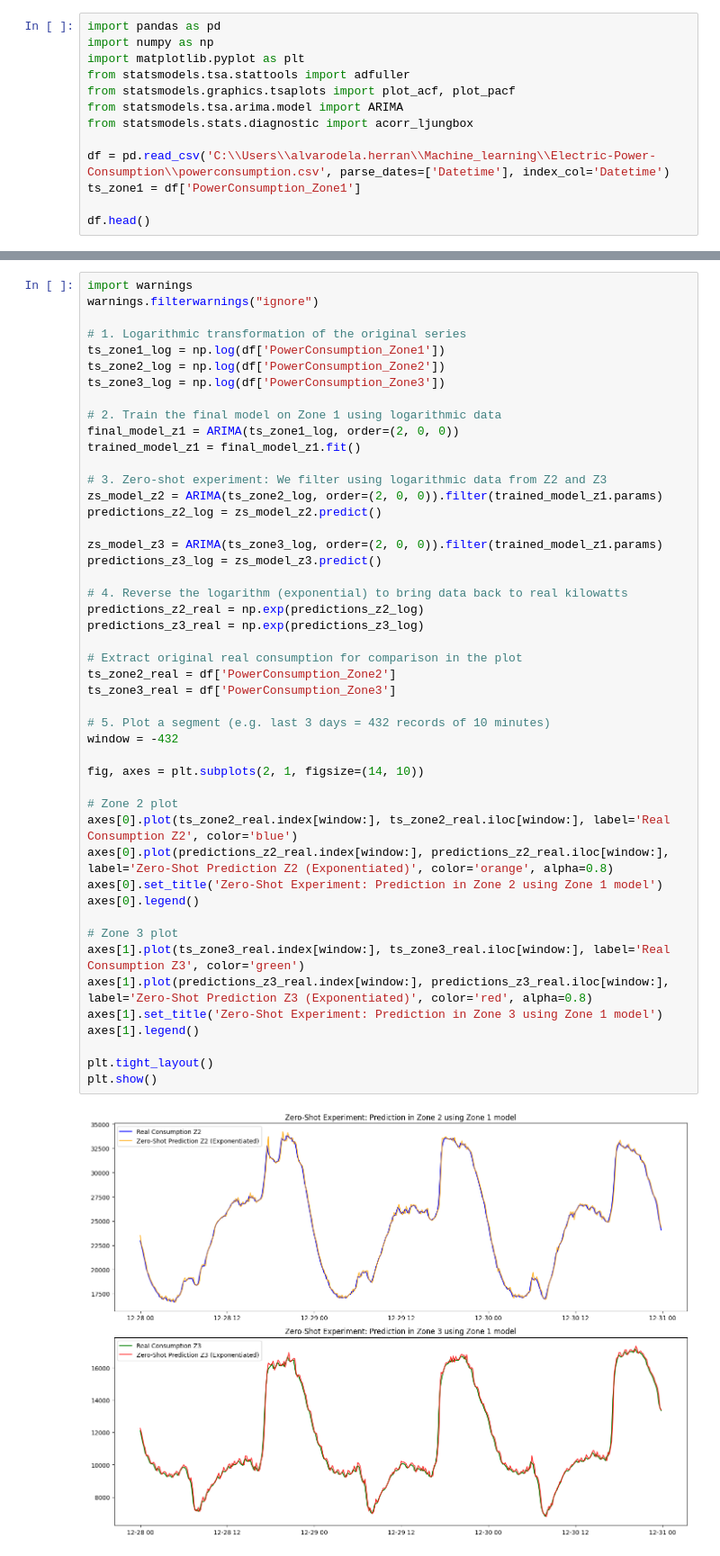
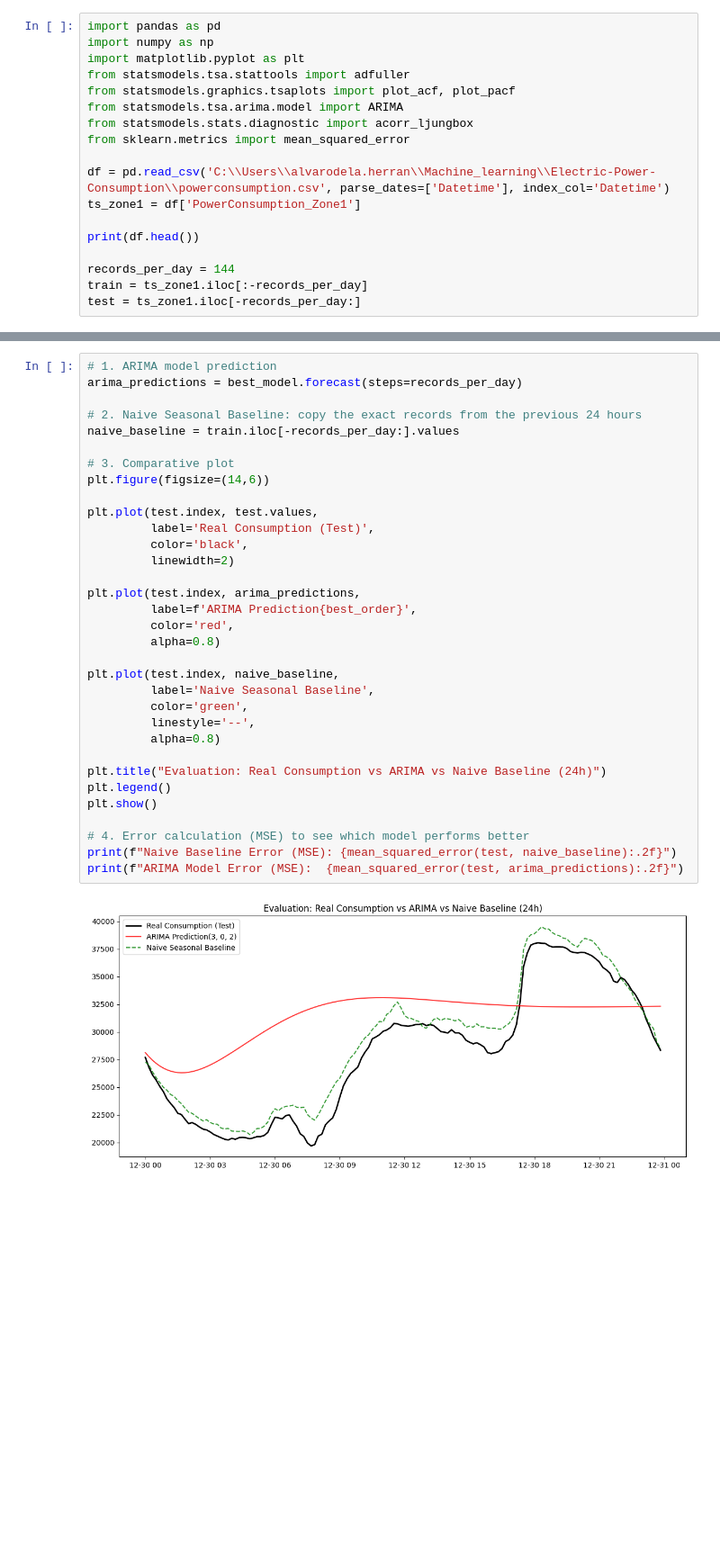
Before and after one commit to GonzaloIgta/Electric-Power-Consumption, a Jupyter notebook: Arima/Arima.ipynb, the cells around one changed output, grey strips where cells are left out. Shown at 90% size. Drawn from its saved outputs; the diff is of its cells as text; blank space fills up the shorter version.

Commit message:
Arima con preprocessing y más cosas

```diff
--- a/Arima/Arima.ipynb
+++ b/Arima/Arima.ipynb
@@ -6,9 +6,14 @@ from statsmodels.tsa.stattools import adfuller
 from statsmodels.graphics.tsaplots import plot_acf, plot_pacf
 from statsmodels.tsa.arima.model import ARIMA
 from statsmodels.stats.diagnostic import acorr_ljungbox
+from sklearn.metrics import mean_squared_error
 
 df = pd.read_csv('C:\\Users\\alvarodela.herran\\Machine_learning\\Electric-Power-Consumption\\powerconsumption.csv', parse_dates=['Datetime'], index_col='Datetime')
 ts_zone1 = df['PowerConsumption_Zone1']
 
-df.head()
+print(df.head())
+
+records_per_day = 144
+train = ts_zone1.iloc[:-records_per_day]
+test = ts_zone1.iloc[-records_per_day:]
 # %% [output]
@@ -95,49 +149,35 @@ Ljung-Box P-value (Lag 1): 0.00457005584048479
 # %%
-import warnings
-warnings.filterwarnings("ignore")
+# 1. ARIMA model prediction
+arima_predictions = best_model.forecast(steps=records_per_day)
 
-# 1. Logarithmic transformation of the original series
-ts_zone1_log = np.log(df['PowerConsumption_Zone1'])
-ts_zone2_log = np.log(df['PowerConsumption_Zone2'])
-ts_zone3_log = np.log(df['PowerConsumption_Zone3'])
+# 2. Naive Seasonal Baseline: copy the exact records from the previous 24 hours
+naive_baseline = train.iloc[-records_per_day:].values
 
-# 2. Train the final model on Zone 1 using logarithmic data
-final_model_z1 = ARIMA(ts_zone1_log, order=(2, 0, 0))
-trained_model_z1 = final_model_z1.fit()
+# 3. Comparative plot
+plt.figure(figsize=(14,6))
 
-# 3. Zero-shot experiment: We filter using logarithmic data from Z2 and Z3
-zs_model_z2 = ARIMA(ts_zone2_log, order=(2, 0, 0)).filter(trained_model_z1.params)
-predictions_z2_log = zs_model_z2.predict()
+plt.plot(test.index, test.values,
+         label='Real Consumption (Test)',
+         color='black',
+         linewidth=2)
 
-zs_model_z3 = ARIMA(ts_zone3_log, order=(2, 0, 0)).filter(trained_model_z1.params)
-predictions_z3_log = zs_model_z3.predict()
+plt.plot(test.index, arima_predictions,
+         label=f'ARIMA Prediction{best_order}',
+         color='red',
+         alpha=0.8)
 
-# 4. Reverse the logarithm (exponential) to bring data back to real kilowatts
-predictions_z2_real = np.exp(predictions_z2_log)
-predictions_z3_real = np.exp(predictions_z3_log)
+plt.plot(test.index, naive_baseline,
+         label='Naive Seasonal Baseline',
+         color='green',
+         linestyle='--',
+         alpha=0.8)
 
-# Extract original real consumption for comparison in the plot
-ts_zone2_real = df['PowerConsumption_Zone2']
-ts_zone3_real = df['PowerConsumption_Zone3']
+plt.title("Evaluation: Real Consumption vs ARIMA vs Naive Baseline (24h)")
+plt.legend()
+plt.show()
 
-# 5. Plot a segment (e.g. last 3 days = 432 records of 10 minutes)
-window = -432
-
-fig, axes = plt.subplots(2, 1, figsize=(14, 10))
-
-# Zone 2 plot
-axes[0].plot(ts_zone2_real.index[window:], ts_zone2_real.iloc[window:], label='Real Consumption Z2', color='blue')
-axes[0].plot(predictions_z2_real.index[window:], predictions_z2_real.iloc[window:], label='Zero-Shot Prediction Z2 (Exponentiated)', color='orange', alpha=0.8)
-axes[0].set_title('Zero-Shot Experiment: Prediction in Zone 2 using Zone 1 model')
-axes[0].legend()
-
-# Zone 3 plot
-axes[1].plot(ts_zone3_real.index[window:], ts_zone3_real.iloc[window:], label='Real Consumption Z3', color='green')
-axes[1].plot(predictions_z3_real.index[window:], predictions_z3_real.iloc[window:], label='Zero-Shot Prediction Z3 (Exponentiated)', color='red', alpha=0.8)
-axes[1].set_title('Zero-Shot Experiment: Prediction in Zone 3 using Zone 1 model')
-axes[1].legend()
-
-plt.tight_layout()
-plt.show()
+# 4. Error calculation (MSE) to see which model performs better
+print(f"Naive Baseline Error (MSE): {mean_squared_error(test, naive_baseline):.2f}")
+print(f"ARIMA Model Error (MSE):  {mean_squared_error(test, arima_predictions):.2f}")
 # %% [output]
-[figure, old version]
+[figure, new version]
```
Also changed, not shown: parts of 9 cells of this notebook.
